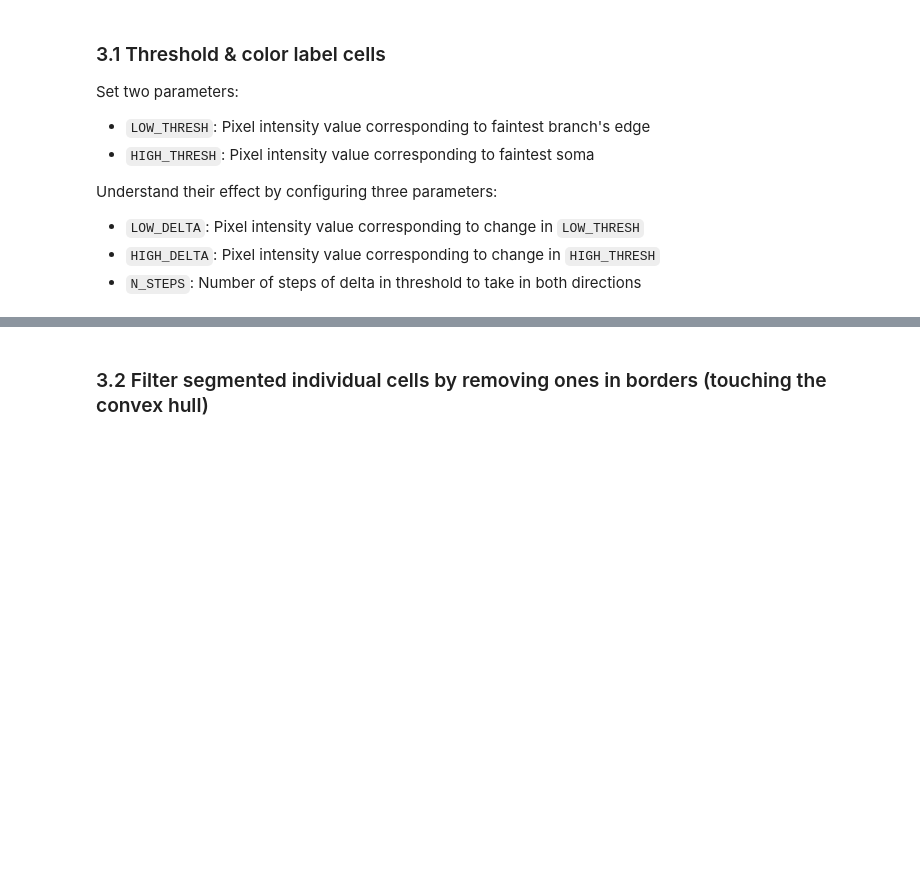
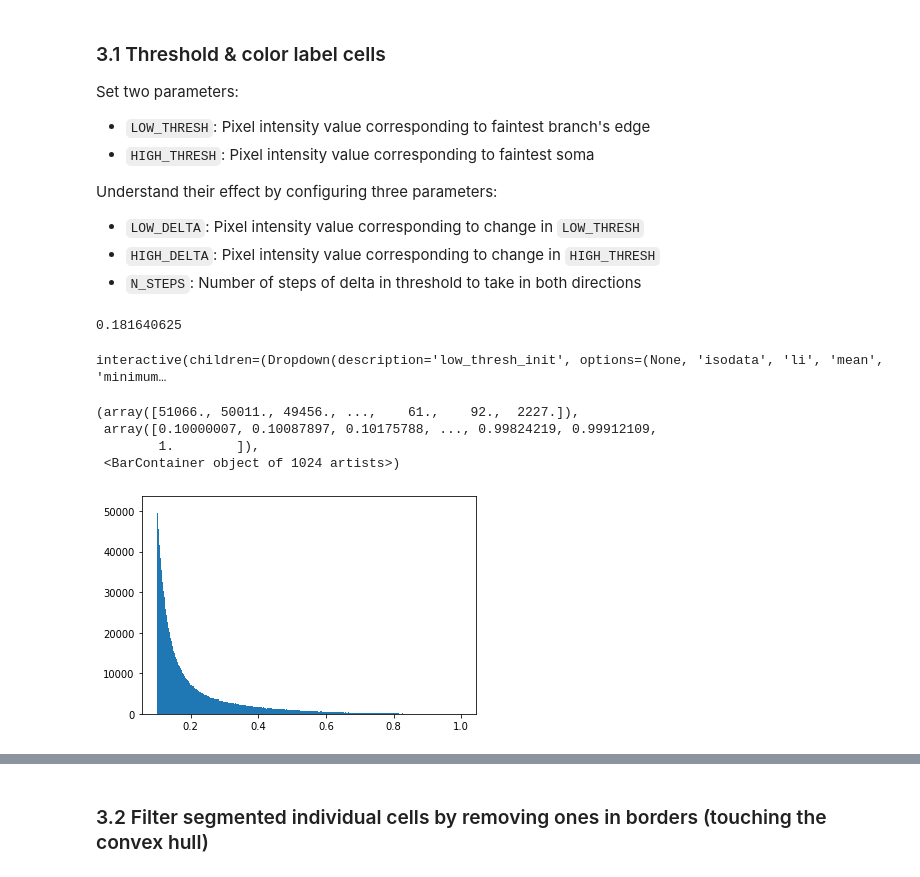
Before and after one commit to swanandlab/SMorph, a Jupyter notebook: autocrop.ipynb, the cells around one changed output, grey strips where cells are left out. Drawn from its saved outputs; the diff is of its cells as text; code cells hidden in the pictures; blank space fills up the shorter version.

```diff
--- a/autocrop.ipynb
+++ b/autocrop.ipynb
@@ -291,8 +378,8 @@ import skimage
 otsu_value = skimage.filters.threshold_otsu(denoised)
 print(otsu_value)
 
-LOW_THRESH = .05
-HIGH_THRESH = otsu_value
+LOW_THRESH = .34
+HIGH_THRESH = .4
 
 LOW_DELTA = .01
 HIGH_DELTA = .01
@@ -326,3 +413,14 @@ _ = widgets.interact(test_thresholds,
                      n_steps=widgets.IntSlider(N_STEPS, min=0, max=10,
                                                layout=widgets.Layout(width='100%'))
 )
+# %% [output]
+0.181640625
+interactive(children=(Dropdown(description='low_thresh_init', options=(None, 'isodata', 'li', 'mean', 'minimum…
+# %%
+plt.hist(abc.ravel()[abc.ravel()>0], bins=1024)
+# %% [output]
+(array([51066., 50011., 49456., ...,    61.,    92.,  2227.]),
+ array([0.10000007, 0.10087897, 0.10175788, ..., 0.99824219, 0.99912109,
+        1.        ]),
+ <BarContainer object of 1024 artists>)
+[figure, added]
```
Also changed, not shown: parts of 21 cells of this notebook.
